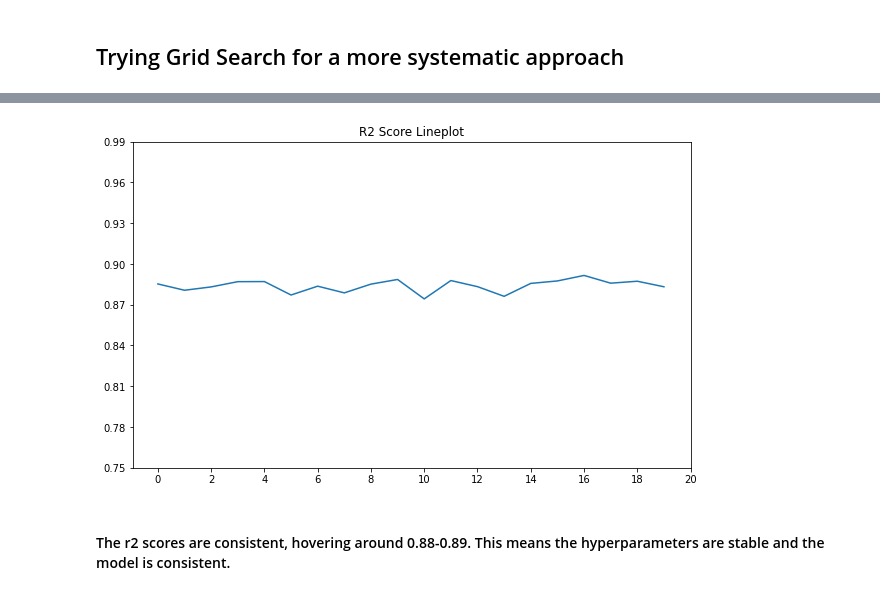
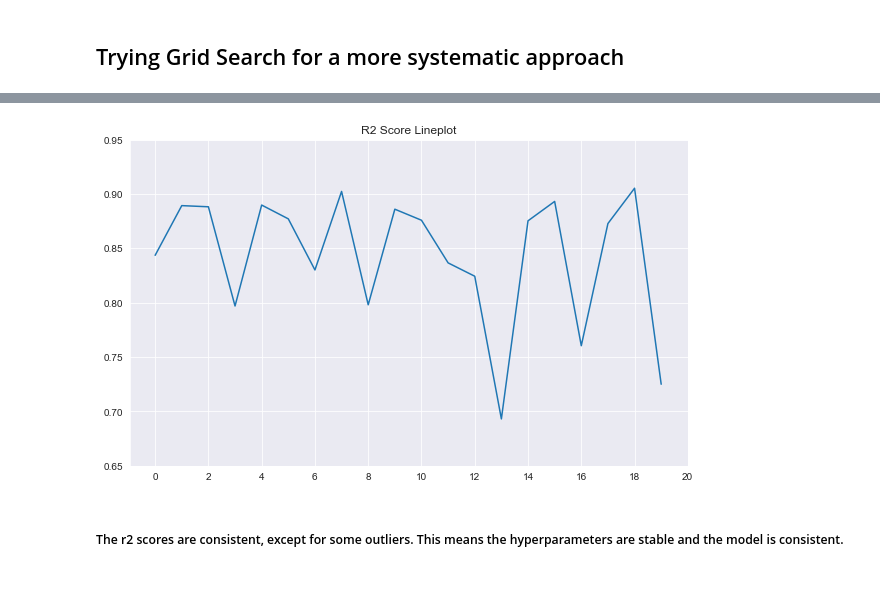
Before and after one commit to Vincent881909/ml-group124, a Jupyter notebook: src/RandomForestRegressor.ipynb, the cells around one changed output, grey strips where cells are left out. Saved outputs shown, nothing was run; the diff lists cells and outputs as text; code cells hidden in the pictures.

Commit message:
Refactored the code to fix typos. Made model more robust when testing hyperparameters.

```diff
--- a/src/RandomForestRegressor.ipynb
+++ b/src/RandomForestRegressor.ipynb
@@ -18,13 +17,13 @@ print(validation.shape)
 # %%
 # split the columns into features and target; ie x y split
 target = 'SalePrice'
-train_x = train.drop(target, axis=1)
-train_y = train[target]
+X_train = train.drop(target, axis=1)
+y_train = train[target]
 
-validation_x = validation.drop(target, axis=1)
-validation_y = validation[target]
+X_validation = validation.drop(target, axis=1)
+y_validation = validation[target]
 
-train_x.shape, train_y.shape, validation_x.shape, validation_y.shape
+X_train.shape, y_train.shape, X_validation.shape, y_validation.shape
 # %% [markdown]
 ## Hyperparameter Tuning using Manual Search ie Trial and Error
 # %%
@@ -42,13 +41,13 @@ for n_estimators in n_estimators_options:
         rfr_model = RandomForestRegressor(n_estimators=n_estimators, max_depth=max_depth)
 
         # Fit the model
-        rfr_model.fit(train_x, train_y)
+        rfr_model.fit(X_train, y_train)
 
         # Make predictions
-        validation_predictions = rfr_model.predict(validation_x)
+        validation_predictions = rfr_model.predict(X_validation)
 
         # Calculate and print the r squared error
-        score = r2_score(validation_y, validation_predictions)
+        score = r2_score(y_validation, validation_predictions)
         print(f'n_estimators: {n_estimators}, max_depth: {max_depth}, r2_score: {score}')
 
         # Store the r squared error in the dictionary
@@ -93,7 +127,7 @@ rfr_model = RandomForestRegressor()
 grid_search = GridSearchCV(estimator=rfr_model, param_grid=param_grid, cv=5, scoring='r2')
 
 # Fit the grid search object to the data
-grid_search.fit(train_x, train_y)
+grid_search.fit(X_train, y_train)
 
 # Get the best hyperparameters
 best_hyperparameters = grid_search.best_params_
@@ -109,17 +143,25 @@ Going to repeat the process with the best hyperparameters 20 times from the manu
 # %%
 # Create the model with the best hyperparameters
-rfr_model = RandomForestRegressor(n_estimators=150, max_depth=20)
+rfr_model = RandomForestRegressor(n_estimators=150, max_depth=10)
 
 #run the model 20 times and plot the r2 scores
 r2_scores = []
 for i in range(20):
+    train, validation = train_test_split(df, test_size=0.2, random_state=i, shuffle=True)
+    target = 'SalePrice'
+    X_train = train.drop(target, axis=1)
+    y_train = train[target]
+
+    X_validation = validation.drop(target, axis=1)
+    y_validation = validation[target]
+
     # Fit the model
-    rfr_model.fit(train_x, train_y)
+    rfr_model.fit(X_train, y_train)
 
     # Make predictions
-    validation_predictions = rfr_model.predict(validation_x)
+    validation_predictions = rfr_model.predict(X_validation)
 
     # Calculate and print the r squared error
-    score = r2_score(validation_y, validation_predictions)
+    score = r2_score(y_validation, validation_predictions)
     print(score)
     r2_scores.append(score)
@@ -126,13 +189,12 @@ for i in range(20):
 # %%
 # Plot the r2 scores to show consistency
 fig, ax = plt.subplots(figsize=(10, 6))
 sns.lineplot(x=range(20), y=r2_scores, ax=ax)
 ax.set_title('R2 Score Lineplot')
-ax.set_ylim(0.75, 0.95)
+ax.set_ylim(0.65, 0.95)
 ax.set_xticks(range(0, 21, 2))
-ax.set_yticks(np.arange(0.75, 1.0, 0.03))
 plt.show()
 # %% [output]
-[figure, old version]
+[figure, new version]
 # %% [markdown]
-#### The r2 scores are consistent, hovering around 0.88-0.89. This means the hyperparameters are stable and the model is consistent.
+##### The r2 scores are consistent, except for some outliers. This means the hyperparameters are stable and the model is consistent.
```
Also changed, not shown: parts of 10 cells of this notebook.
